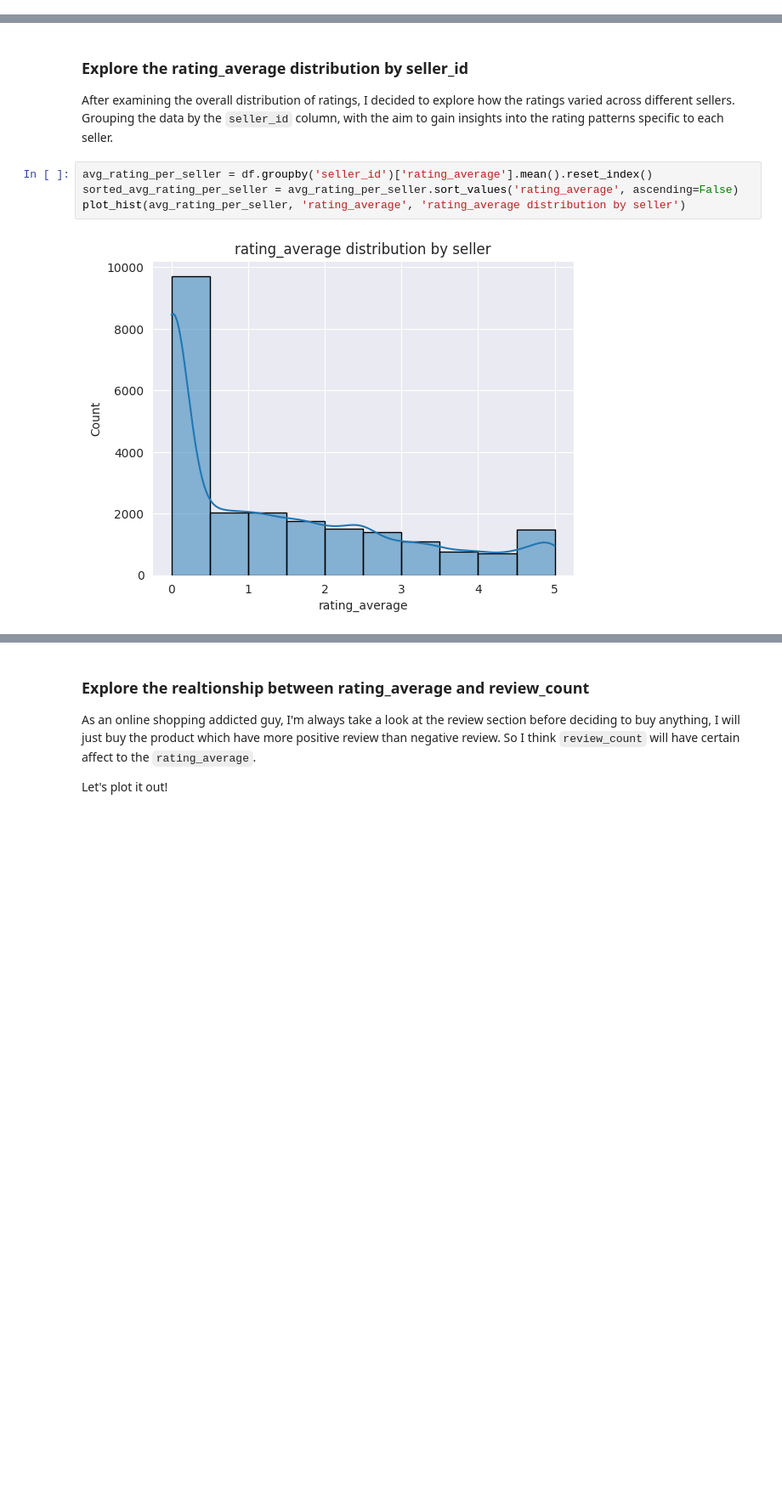
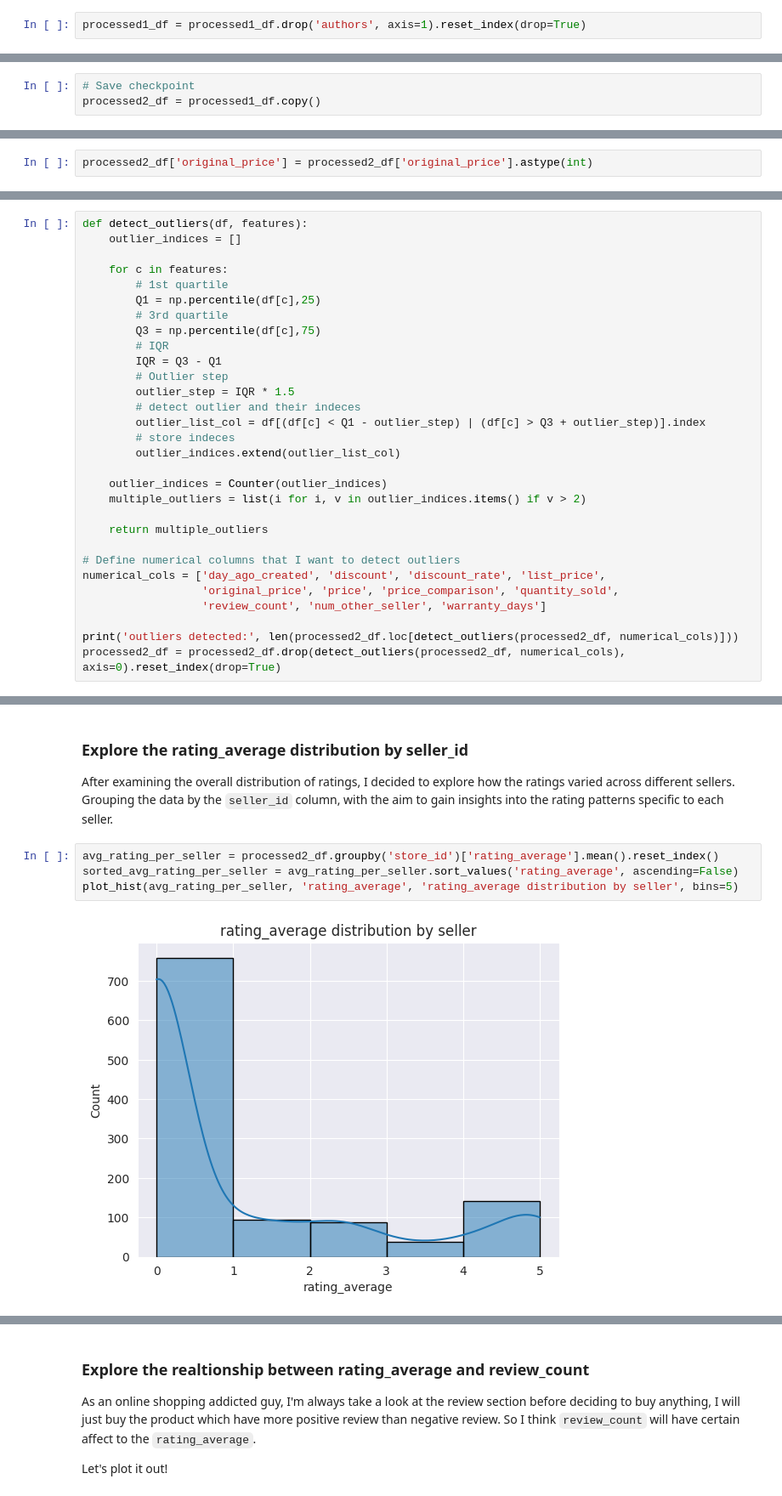
Before and after one commit to thaileqt/asdasdsadasdasdasdasdasdsad, a Jupyter notebook: eda.ipynb, the cells around one changed output, grey strips where cells are left out. Shown at 85% size. Cells and saved outputs as stored; diff of their text form; blank space fills up the shorter version.

```diff
--- a/eda.ipynb
+++ b/eda.ipynb
@@ -423,0 +414,2 @@ df = df.drop('shippable', axis=1)
+# %%
+processed1_df = processed1_df.drop('authors', axis=1).reset_index(drop=True)
@@ -423,0 +471,3 @@ df = df.drop('shippable', axis=1)
+# %%
+# Save checkpoint
+processed2_df = processed1_df.copy()
@@ -423,0 +494,2 @@ df = df.drop('shippable', axis=1)
+# %%
+processed2_df['original_price'] = processed2_df['original_price'].astype(int)
@@ -423,0 +542,30 @@ df = df.drop('shippable', axis=1)
+# %%
+def detect_outliers(df, features):
+    outlier_indices = []
+
+    for c in features:
+        # 1st quartile
+        Q1 = np.percentile(df[c],25)
+        # 3rd quartile
+        Q3 = np.percentile(df[c],75)
+        # IQR
+        IQR = Q3 - Q1
+        # Outlier step
+        outlier_step = IQR * 1.5
+        # detect outlier and their indeces
+        outlier_list_col = df[(df[c] < Q1 - outlier_step) | (df[c] > Q3 + outlier_step)].index
+        # store indeces
+        outlier_indices.extend(outlier_list_col)
+
+    outlier_indices = Counter(outlier_indices)
+    multiple_outliers = list(i for i, v in outlier_indices.items() if v > 2)
+
+    return multiple_outliers
+
+# Define numerical columns that I want to detect outliers
+numerical_cols = ['day_ago_created', 'discount', 'discount_rate', 'list_price',
+                  'original_price', 'price', 'price_comparison', 'quantity_sold',
+                  'review_count', 'num_other_seller', 'warranty_days']
+
+print('outliers detected:', len(processed2_df.loc[detect_outliers(processed2_df, numerical_cols)]))
+processed2_df = processed2_df.drop(detect_outliers(processed2_df, numerical_cols), axis=0).reset_index(drop=True)
@@ -448,9 +658,9 @@ This distribution said that most of customers are disasitification with the prod
 ### Explore the rating_average distribution by seller_id
 After examining the overall distribution of ratings, I decided to explore how the ratings varied across different sellers. Grouping the data by the `seller_id` column, with the aim to gain insights into the rating patterns specific to each seller.
 # %%
-avg_rating_per_seller = df.groupby('seller_id')['rating_average'].mean().reset_index()
+avg_rating_per_seller = processed2_df.groupby('store_id')['rating_average'].mean().reset_index()
 sorted_avg_rating_per_seller = avg_rating_per_seller.sort_values('rating_average', ascending=False)
-plot_hist(avg_rating_per_seller, 'rating_average', 'rating_average distribution by seller')
+plot_hist(avg_rating_per_seller, 'rating_average', 'rating_average distribution by seller', bins=5)
 # %% [output]
-[figure, old version]
+[figure, new version]
 # %% [markdown]
```
Also changed, not shown: parts of 171 cells of this notebook.
